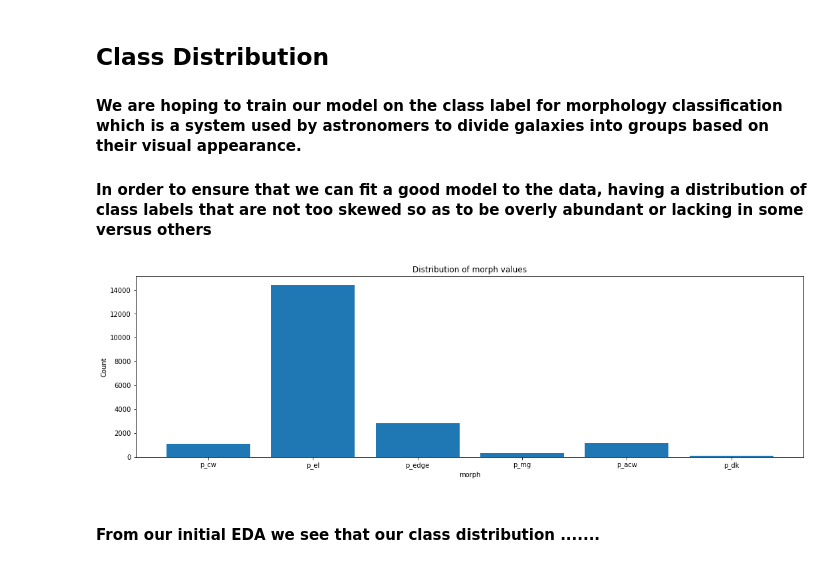
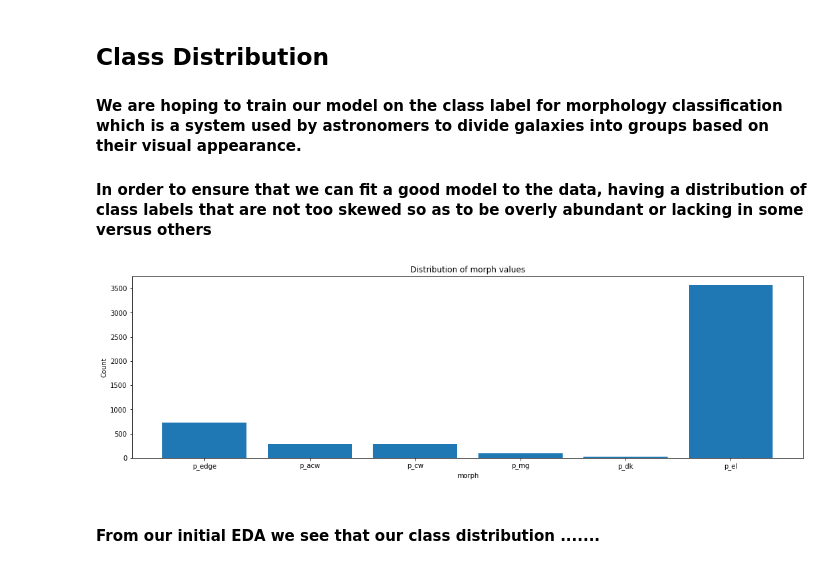
Before and after one commit to lfisher5/DataScienceAlgsProject, a Jupyter notebook: EDA.ipynb, the cells around one changed output. Cells and saved outputs as stored; diff of their text form; code cells hidden in the pictures.

```diff
--- a/EDA.ipynb
+++ b/EDA.ipynb
@@ -59,11 +59,11 @@ table.drop_cols(fraction_cols)
 #### In order to ensure that we can fit a good model to the data, having a distribution of class labels that are not too skewed so as to be overly abundant or lacking in some versus others
 # %%
 col = 'morph'
-table.data = [row for row in table.data if len(row) == len(table.column_names)]
+table.data = table.data[0:5000]
 vals,counts = utils.get_categorical_frequencies(table.data, table.column_names, col)
 plot_utils.categorical_frequency_bar_plot(col, vals, counts)
 # %% [output]
-[figure, old version]
+[figure, new version]
 # %% [markdown]
 #### From our initial EDA we see that our class distribution .......
 # %% [markdown]
```
Also changed, not shown: parts of 3 cells of this notebook, 1 other file.
